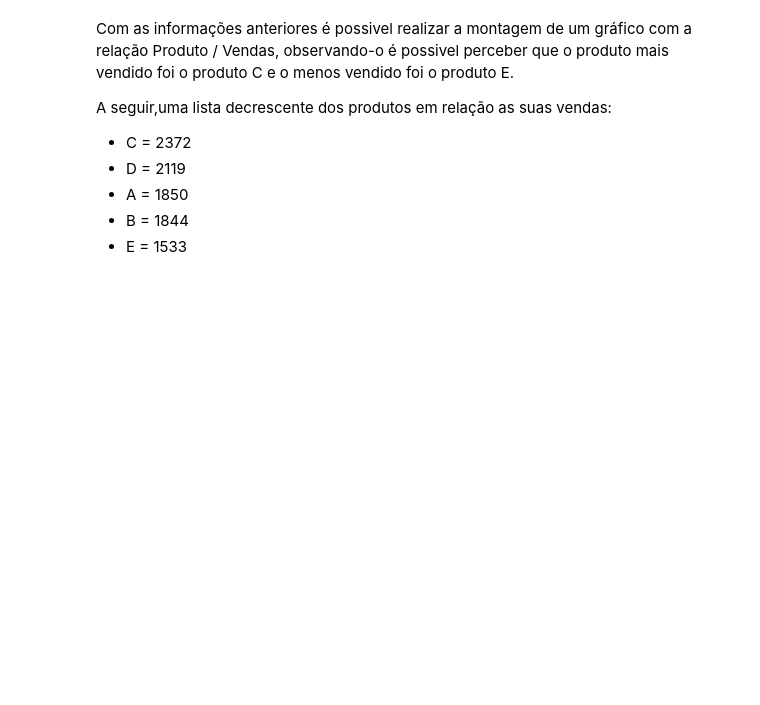
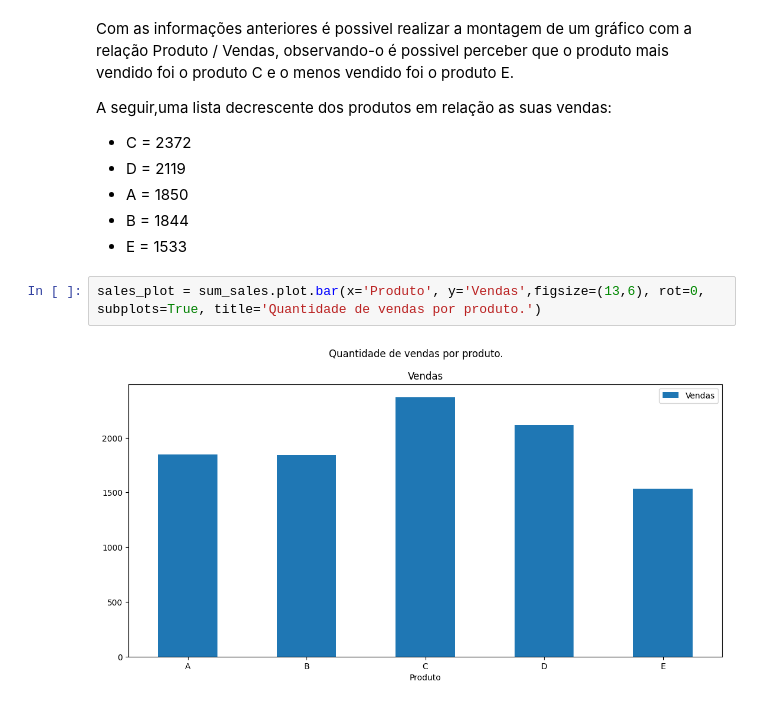
Before and after one commit to Gaba034/desafio_manchester, a Jupyter notebook: main.ipynb, the cells around one changed output. Saved outputs shown, nothing was run; the diff lists cells and outputs as text; blank space fills up the shorter version.

Commit message:
Creating the graph for sales per product

```diff
--- a/main.ipynb
+++ b/main.ipynb
@@ -162,3 +162,7 @@ A seguir,uma lista decrescente dos produtos em relação as suas vendas:
 * A = 1850
 * B = 1844
 * E = 1533
+# %%
+sales_plot = sum_sales.plot.bar(x='Produto', y='Vendas',figsize=(13,6), rot=0, subplots=True, title='Quantidade de vendas por produto.')
+# %% [output]
+[figure, added]
```
